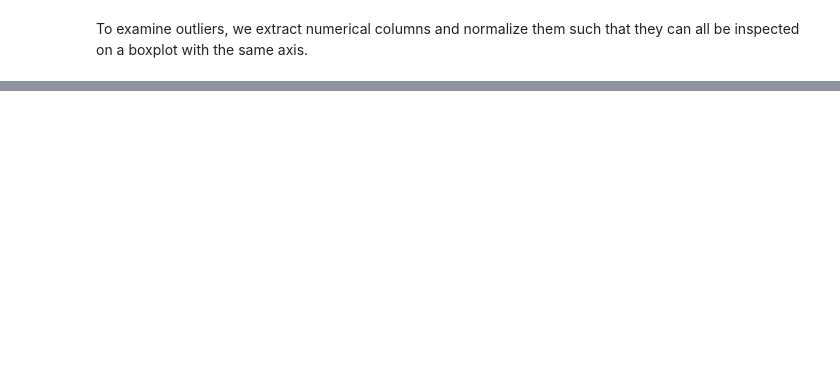
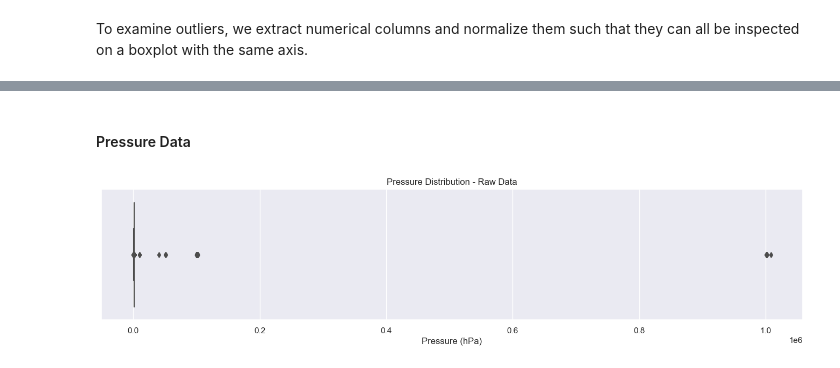
Before and after one commit to MaxBodley/spain-power-forecast, a Jupyter notebook: Analysis.ipynb, the cells around one changed output, grey strips where cells are left out. Drawn from its saved outputs; the diff is of its cells as text; code cells hidden in the pictures; blank space fills up the shorter version.

```diff
--- a/Analysis.ipynb
+++ b/Analysis.ipynb
@@ -242,3 +206,0 @@ sns.boxplot(x = weather_df['wind_speed'])
-# %%
-weather_df.loc[weather_df['wind_speed'] >= 60, 'wind_speed'] = np.nan
-sns.boxplot(x=weather_df.wind_speed)
@@ -392,0 +221,29 @@ weather_df[weather_df.index == checker.time.iloc[250]]
+# %%
+def box_plotter(df, column, title="Data", xlabel=None, figsize=(15,3)):
+    """
+    Plots a box plot for a specified column of a dataframe.
+
+    Parameters:
+    - df (DataFrame): The dataframe containing the data.
+    - column (str): The column name in the dataframe for which the box plot is to be generated.
+    - title (str, optional): The title for the plot. Defaults to "Data".
+    - xlabel (str, optional): The x-axis label. If not provided, the x-axis will have no specific label.
+    - figsize (tuple, optional): Tuple indicating the width and height of the figure. Defaults to (15,3).
+
+    Returns:
+    - None: Displays the box plot.
+    """
+
+    plt.figure(figsize=figsize)
+    sns.boxplot(x=df[column])
+    plt.title(title)
+    if xlabel is not None:
+        plt.xlabel(xlabel)
+    plt.show()
+# %% [markdown]
+#### Pressure Data
+# %%
+# Raw pressure data boxplot
+box_plotter(weather_df, 'pressure', title='Pressure Distribution - Raw Data', xlabel='Pressure (hPa)')
+# %% [output]
+[figure, added]
```
Also changed, not shown: parts of 63 cells of this notebook.
